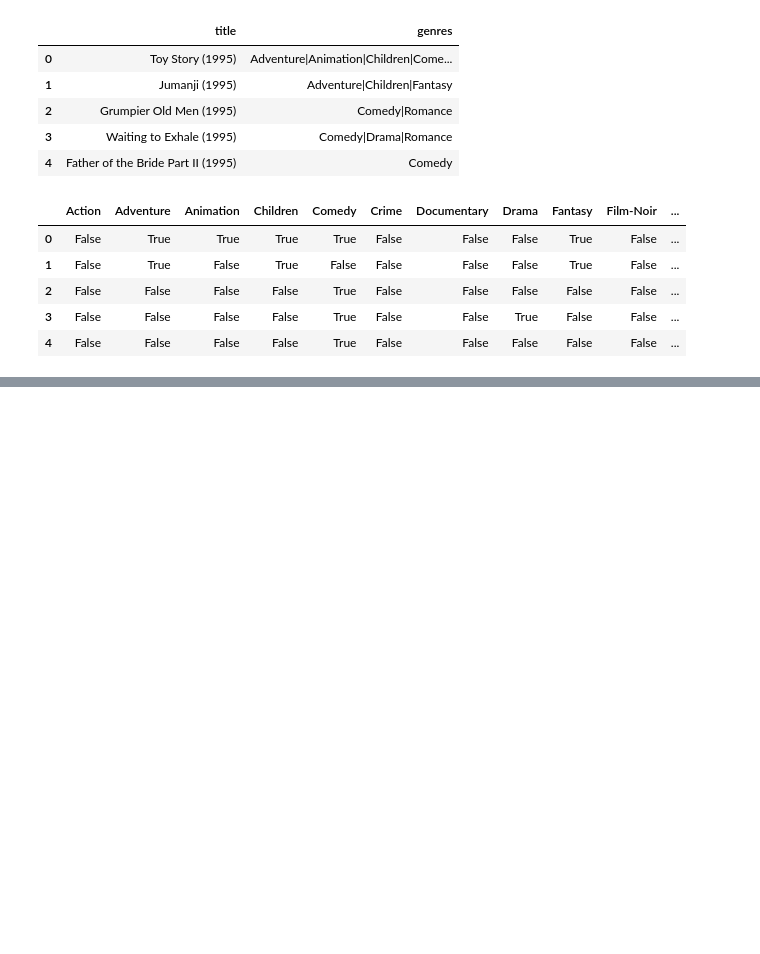
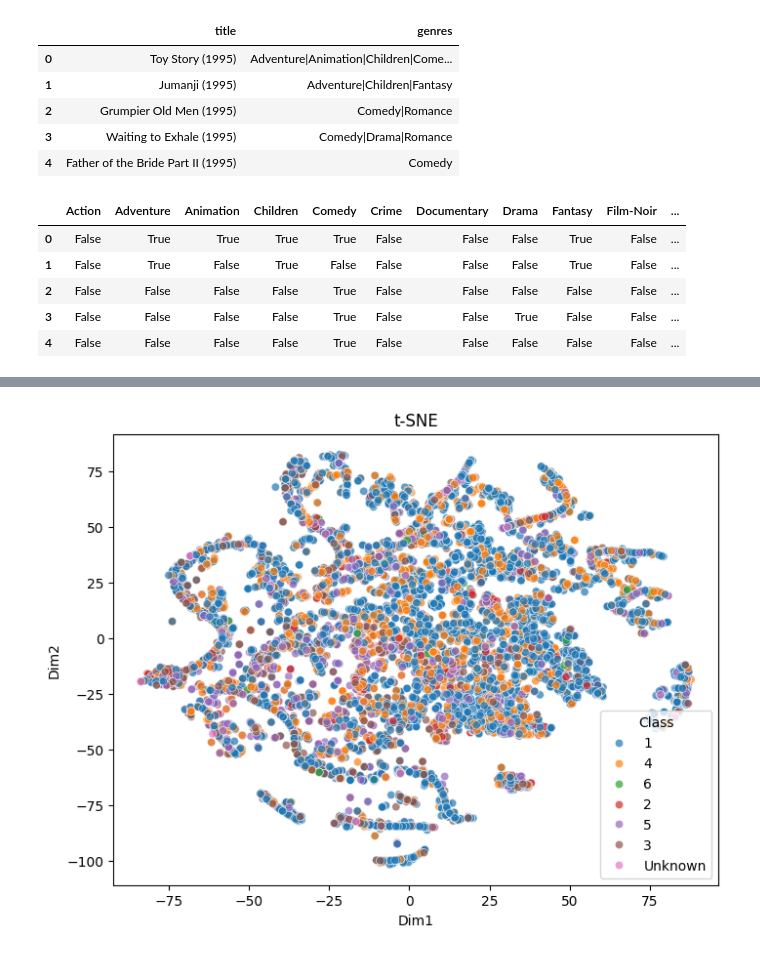
Before and after one commit to BALAKUMARKalai/Big_Data_Project, a Jupyter notebook: notebook1.ipynb, the cells around one changed output, grey strips where cells are left out. Drawn from its saved outputs; the diff is of its cells as text; code cells hidden in the pictures; blank space fills up the shorter version.

```diff
--- a/notebook1.ipynb
+++ b/notebook1.ipynb
@@ -683,0 +739,16 @@ plt.show()
+# %%
+df_mining_supergenre = df_final.copy()
+df_mining_supergenre = df_mining_supergenre.drop(columns = ['genres'])
+df_mining_supergenre['genre_label'] = df_mining['super_genre'].values
+df_mining_supergenre.to_csv('supergenres.csv', index = True)
+# %%
+tsne = TSNE(n_components=2, perplexity=30, init='random', learning_rate='auto')
+X_embedded = tsne.fit_transform(X_combined.toarray())
+df_tsne = pd.DataFrame(X_embedded, columns=['Dim1', 'Dim2'])
+df_tsne['Class'] = df_mining_supergenre['genre_label']
+plt.figure(figsize=(8, 6))
+sns.scatterplot(data=df_tsne,x='Dim1', y='Dim2', hue='Class', palette='tab10',alpha=0.7)
+plt.title('t-SNE')
+plt.show()
+# %% [output]
+[figure, added]
```
Also changed, not shown: parts of 9 cells of this notebook.
